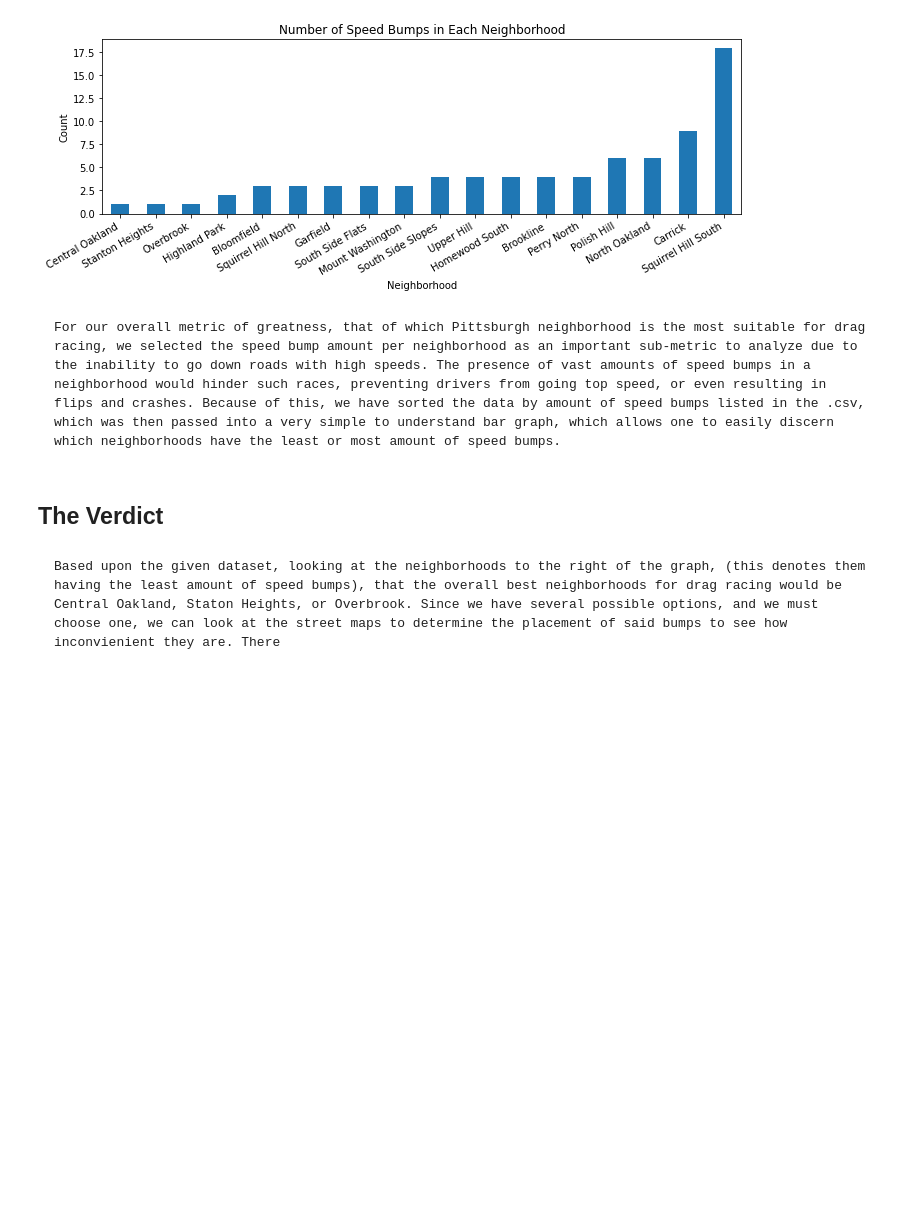
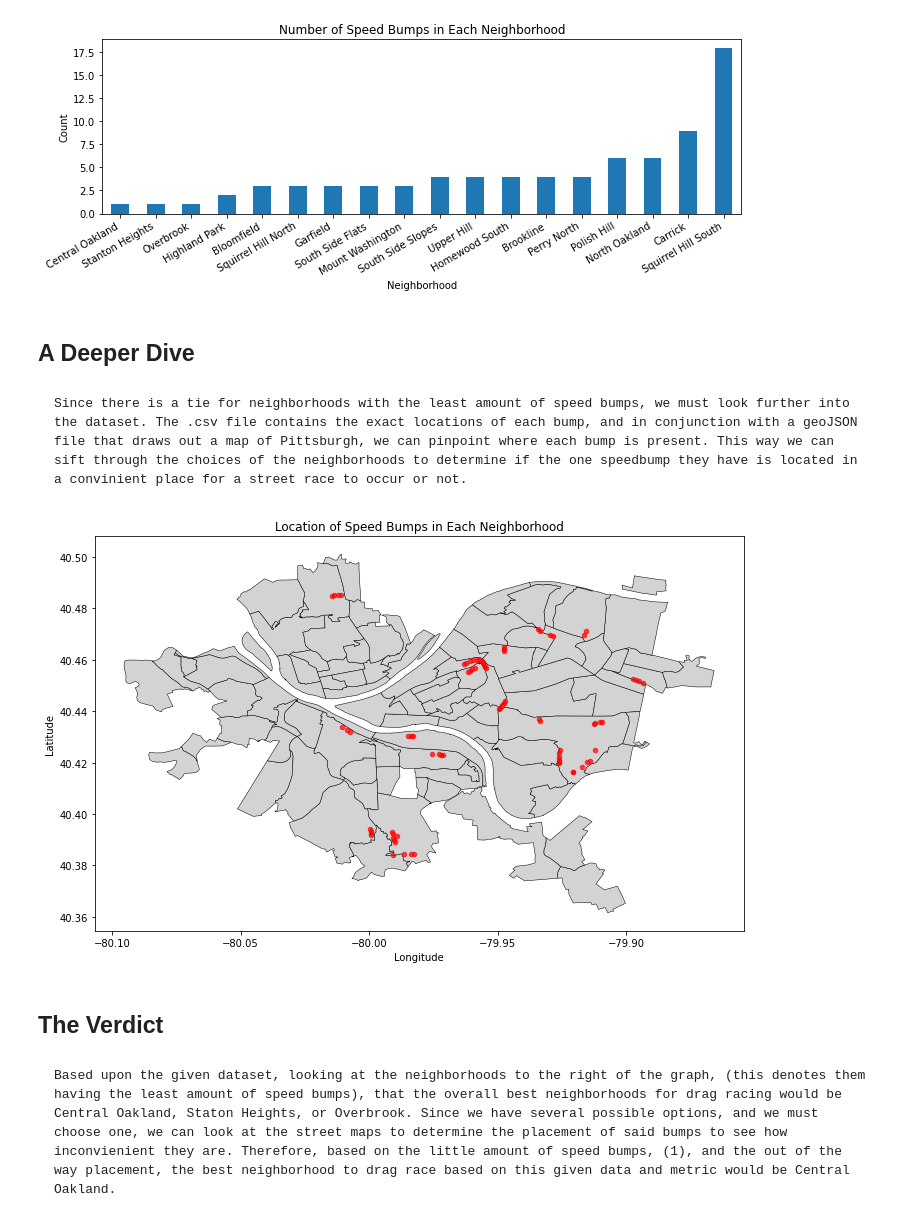
Before and after one commit to sgrenesko/CS0010-Final_Project-Spr2024, a Jupyter notebook: srg80_PittsburghMetric.ipynb, the cells around one changed output. Saved outputs shown, nothing was run; the diff lists cells and outputs as text; code cells hidden in the pictures; blank space fills up the shorter version.

```diff
--- a/srg80_PittsburghMetric.ipynb
+++ b/srg80_PittsburghMetric.ipynb
@@ -35,9 +37,49 @@ plt.tight_layout()
 plt.show()
 # %% [output]
 [figure]
-# %% [markdown]
-    For our overall metric of greatness, that of which Pittsburgh neighborhood is the most suitable for drag racing, we selected the speed bump amount per neighborhood as an important sub-metric to analyze due to the inability to go down roads with high speeds. The presence of vast amounts of speed bumps in a neighborhood would hinder such races, preventing drivers from going top speed, or even resulting in flips and crashes. Because of this, we have sorted the data by amount of speed bumps listed in the .csv, which was then passed into a very simple to understand bar graph, which allows one to easily discern which neighborhoods have the least or most amount of speed bumps.
+# %% [markdown]
+## A Deeper Dive
+# %% [markdown]
+    Since there is a tie for neighborhoods with the least amount of speed bumps, we must look further into the dataset. The .csv file contains the exact locations of each bump, and in conjunction with a geoJSON file that draws out a map of Pittsburgh, we can pinpoint where each bump is present. This way we can sift through the choices of the neighborhoods to determine if the one speedbump they have is located in a convinient place for a street race to occur or not.
+# %%
+import pandas as pd
+import matplotlib.pyplot as plt
+import geopandas as gpd
+from shapely.geometry import Point
+
+# Import data from csv
+try:
+    bumpData = pd.read_csv("speed_bump_data.csv")
+except FileNotFoundError:
+    print("File not found. Please make sure the file path is correct.")
+    exit()
+
+# create point objects based on longitude and latitude
+def create_point(row):
+    return Point(row['longitude'], row['latitude'])
+
+# Create a GeoDataFrame with point geometries
+gdf = gpd.GeoDataFrame(bumpData, geometry=bumpData.apply(create_point, axis=1))
+
+# Load the GeoJSON map data
+map_data = gpd.read_file("Neighborhoods_.geojson")
+
+# Plot the map
+fig, ax = plt.subplots(figsize=(10, 8))
+map_data.plot(ax=ax, color='lightgrey', edgecolor='black', linewidth=0.5)
+
+# Plot the speed bumps on the map
+gdf.plot(ax=ax, color='red', markersize=20, marker='o', alpha=0.7)
+
+# Cre
+plt.title('Location of Speed Bumps in Each Neighborhood')
+plt.xlabel('Longitude')
+plt.ylabel('Latitude')
+plt.tight_layout()
+plt.show()
+# %% [output]
+[figure, added]
 # %% [markdown]
 ## The Verdict
 # %% [markdown]
-    Based upon the given dataset, looking at the neighborhoods to the right of the graph, (this denotes them having the least amount of speed bumps), that the overall best neighborhoods for drag racing would be Central Oakland, Staton Heights, or Overbrook. Since we have several possible options, and we must choose one, we can look at the street maps to determine the placement of said bumps to see how inconvienient they are. There
+    Based upon the given dataset, looking at the neighborhoods to the right of the graph, (this denotes them having the least amount of speed bumps), that the overall best neighborhoods for drag racing would be Central Oakland, Staton Heights, or Overbrook. Since we have several possible options, and we must choose one, we can look at the street maps to determine the placement of said bumps to see how inconvienient they are. Therefore, based on the little amount of speed bumps, (1), and the out of the way placement, the best neighborhood to drag race based on this given data and metric would be Central Oakland.
```
Also changed, not shown: parts of 1 cell of this notebook, 1 other file.
